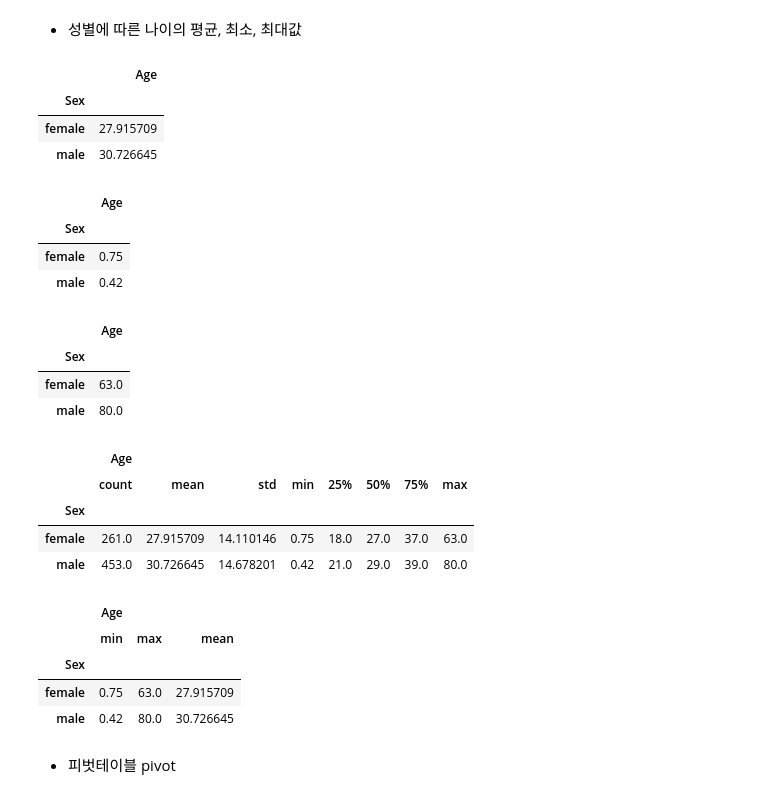
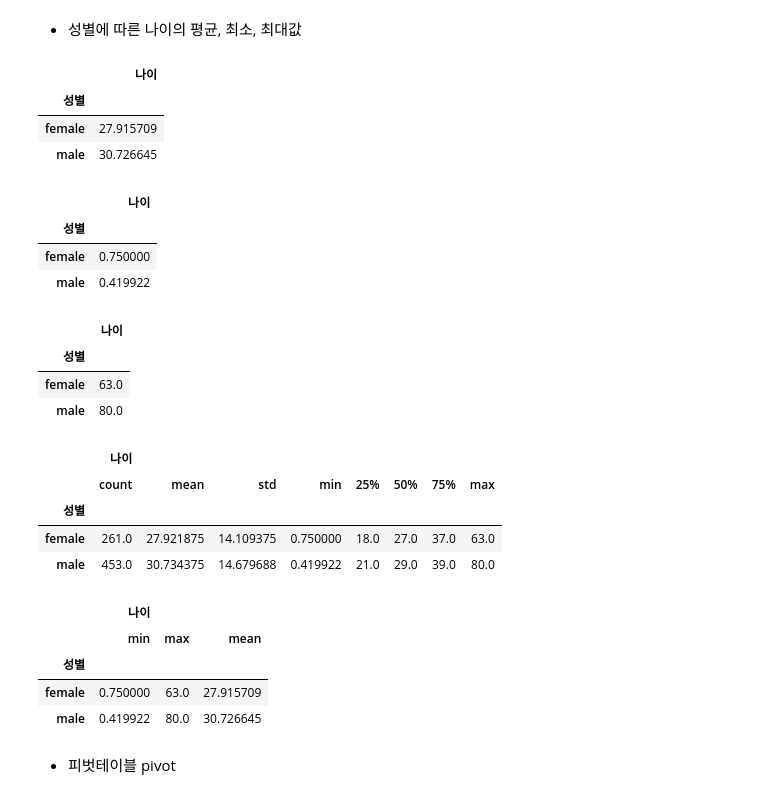
Before and after one commit to haram4th/finech, a Jupyter notebook: 05machine_learning/02pandas사용법.ipynb, the cells around one changed output. Drawn from its saved outputs; the diff is of its cells as text; code cells hidden in the pictures.

```diff
--- a/05machine_learning/02pandas사용법.ipynb
+++ b/05machine_learning/02pandas사용법.ipynb
@@ -1604,4 +1423,5 @@ print(type(df['Name'][0]))
 <class 'pandas.core.series.Series'>
 <class 'str'>
 # %%
-df['Name'] = df['Name'].str.split(" ")
+df['이름'] = df['이름'].str.split(", ")
+df
@@ -1608,3 +1442,4 @@ df['Name'] = df['Name'].str.split(" ")
 # %%
-df['Name'] = df['Name'].str.join(" ")
+# " ".join(list)  // .str.join(" ")
+df['이름'] = df['이름'].str.join(", ")
 # %%
@@ -1625,8 +1460,8 @@ Name: Name, Length: 891, dtype: object
 # %%
-df['Name'] = df['Name'].str.split(", ")
+df['이름'] = df['이름'].str.split(", ")
 # %%
-df['first_name'] = df['Name'].apply(lambda x: x[0])
-df['second_name'] = df['Name'].apply(lambda x: x[1])
+df['first_name'] = df['이름'].apply(lambda x: x[0])
+df['second_name'] = df['이름'].apply(lambda x: x[1])
 # %%
 df
 # %% [output]
@@ -1735,42 +1617,42 @@ Name: count, dtype: int64
 # %% [markdown]
 * 성별에 따른 나이의 평균, 최소, 최대값
 # %%
-df[['Sex', 'Age']].groupby('Sex').mean()
+df[['성별', '나이']].groupby('성별').mean()
 # %% [output]
-|  | Age |
-| Sex |  |
+|  | 나이 |
+| 성별 |  |
 | female | 27.915709 |
 | male | 30.726645 |
 # %%
-df[['Sex', 'Age']].groupby('Sex').min()
+df[['성별', '나이']].groupby('성별').min()
 # %% [output]
-|  | Age |
-| Sex |  |
-| female | 0.75 |
-| male | 0.42 |
+|  | 나이 |
+| 성별 |  |
+| female | 0.750000 |
+| male | 0.419922 |
 # %%
-df[['Sex', 'Age']].groupby('Sex').max()
+df[['성별', '나이']].groupby('성별').max()
 # %% [output]
-|  | Age |
-| Sex |  |
+|  | 나이 |
+| 성별 |  |
 | female | 63.0 |
 | male | 80.0 |
 # %%
-df[['Sex', 'Age']].groupby('Sex').describe()
+df[['성별', '나이']].groupby('성별').describe()
 # %% [output]
-|  | Age |  |  |  |  |  |  |  |
+|  | 나이 |  |  |  |  |  |  |  |
 |  | count | mean | std | min | 25% | 50% | 75% | max |
-| Sex |  |  |  |  |  |  |  |  |
-| female | 261.0 | 27.915709 | 14.110146 | 0.75 | 18.0 | 27.0 | 37.0 | 63.0 |
-| male | 453.0 | 30.726645 | 14.678201 | 0.42 | 21.0 | 29.0 | 39.0 | 80.0 |
+| 성별 |  |  |  |  |  |  |  |  |
+| female | 261.0 | 27.921875 | 14.109375 | 0.750000 | 18.0 | 27.0 | 37.0 | 63.0 |
+| male | 453.0 | 30.734375 | 14.679688 | 0.419922 | 21.0 | 29.0 | 39.0 | 80.0 |
 # %%
-df[['Sex', 'Age']].groupby('Sex').agg(['min', 'max', 'mean'])
+df[['성별', '나이']].groupby('성별').agg(['min', 'max', 'mean'])
 # %% [output]
-|  | Age |  |  |
+|  | 나이 |  |  |
 |  | min | max | mean |
-| Sex |  |  |  |
-| female | 0.75 | 63.0 | 27.915709 |
-| male | 0.42 | 80.0 | 30.726645 |
+| 성별 |  |  |  |
+| female | 0.750000 | 63.0 | 27.915709 |
+| male | 0.419922 | 80.0 | 30.726645 |
 # %% [markdown]
 * 피벗테이블 pivot
 # %%
```
Also changed, not shown: parts of 97 cells of this notebook, 4 other files.
